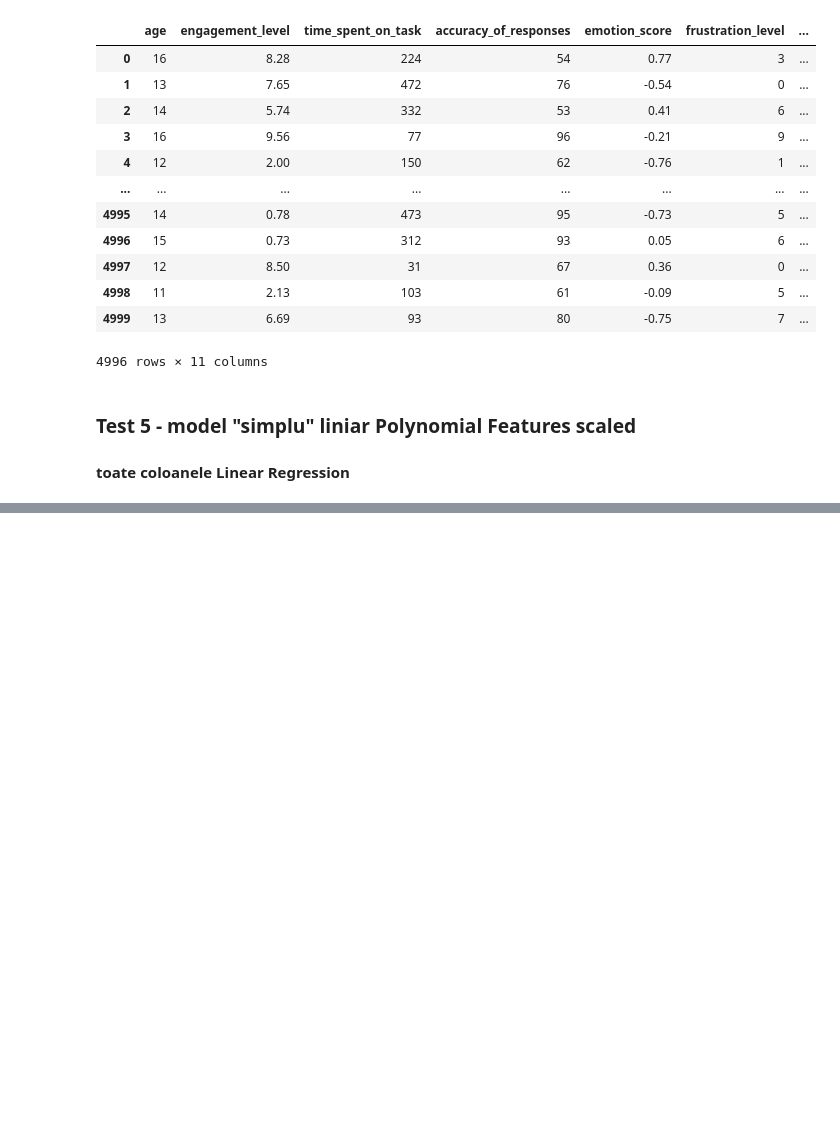
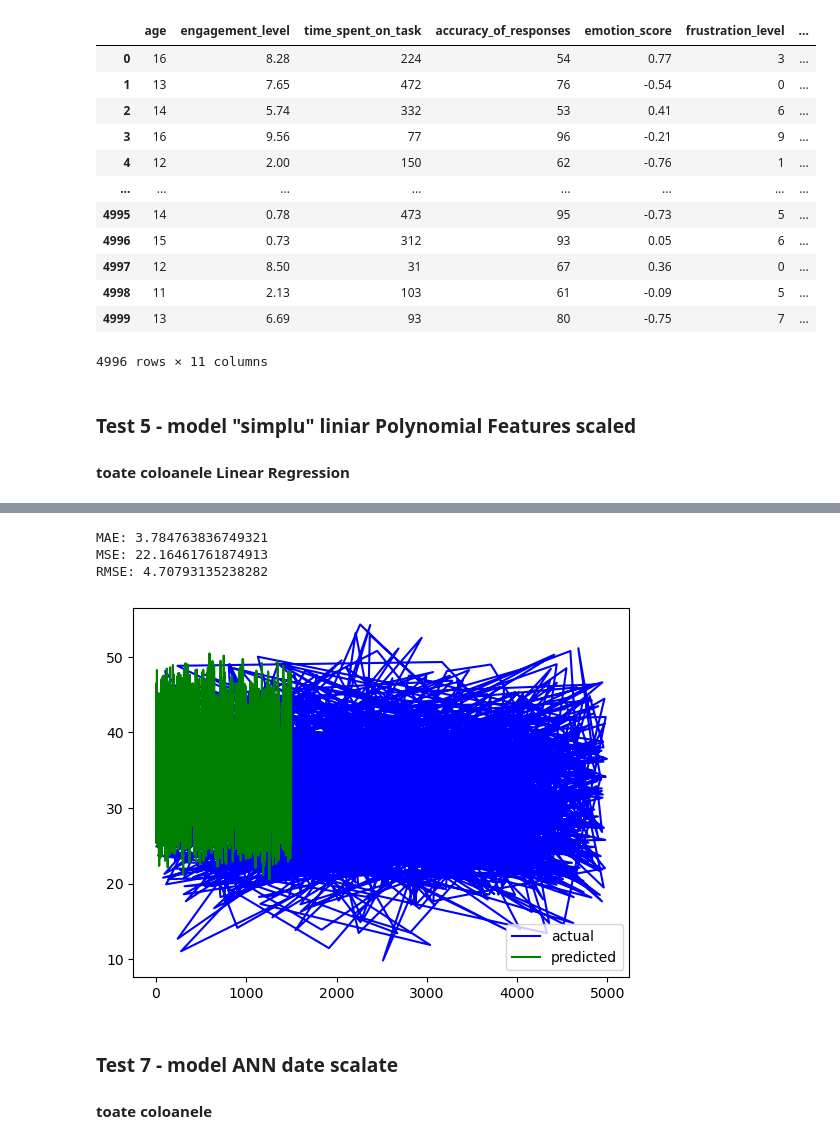
Before and after one commit to ArthurHastings/IntelligentClassroom, a Jupyter notebook: Proiect feb (1).ipynb, the cells around one changed output, grey strips where cells are left out. Drawn from its saved outputs; the diff is of its cells as text; code cells hidden in the pictures; blank space fills up the shorter version.

```diff
--- a/Proiect feb (1).ipynb
+++ b/Proiect feb (1).ipynb
@@ -462,0 +551,2 @@ RMSE: 4.235365927370006
+# %%
+y_pred_ann_1 = model_ann1.predict(X_test_ann)
@@ -462,0 +555,19 @@ RMSE: 4.235365927370006
+# %%
+MAE = mean_absolute_error(y_test, y_pred_ann_1)
+MSE = mean_squared_error(y_test, y_pred_ann_1)
+RMSE = np.sqrt(MSE)
+print(f"MAE: {MAE}\nMSE: {MSE}\nRMSE: {RMSE}")
+# %% [output]
+MAE: 3.784763836749321
+MSE: 22.16461761874913
+RMSE: 4.70793135238282
+# %%
+plt.plot(y_test_ann, label='actual', color='b')
+plt.plot(y_pred_ann_1, label='predicted', color='g')
+plt.legend()
+plt.show()
+# %% [output]
+[figure, added]
+# %% [markdown]
+### Test 7 - model ANN date scalate
+#### toate coloanele
```
Also changed, not shown: parts of 49 cells of this notebook.
